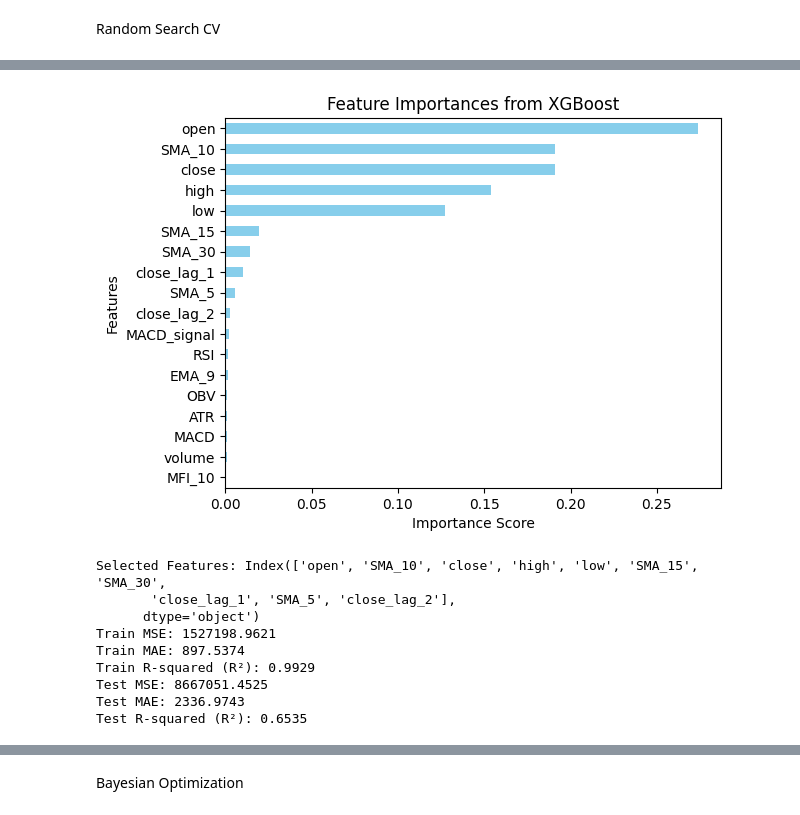
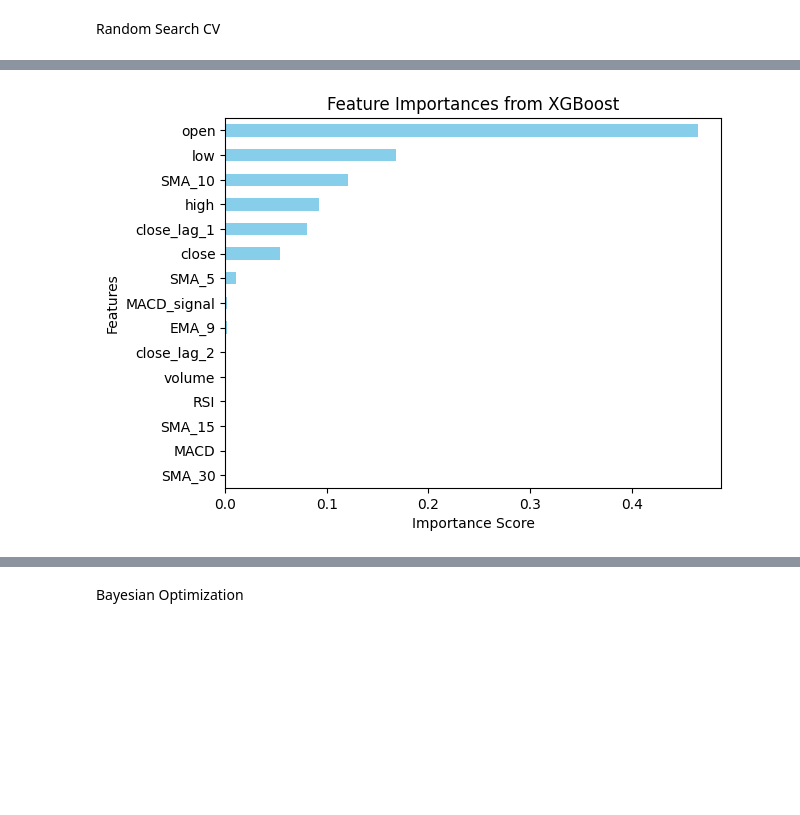
Before and after one commit to alyssa-tsh/CryptoMine, a Jupyter notebook: model.ipynb, the cells around one changed output, grey strips where cells are left out. Saved outputs shown, nothing was run; the diff lists cells and outputs as text; code cells hidden in the pictures; blank space fills up the shorter version.

```diff
--- a/model.ipynb
+++ b/model.ipynb
@@ -302,7 +286,7 @@ Index(['timestamp', 'open', 'high', 'low', 'close', 'volume', 'SMA_5',
 # %%
 data = btc_data
 # Features and target
-features = ['open', 'high', 'low', 'close', 'volume', 'SMA_5', 'SMA_10', 'SMA_15', 'SMA_30', 'EMA_9', 'MACD', 'MACD_signal', 'OBV', 'MFI_10', 'RSI', 'ATR' , 'close_lag_1', 'close_lag_2']
+features = ['open', 'high', 'low', 'close', 'volume', 'SMA_5', 'SMA_10', 'SMA_15', 'SMA_30', 'EMA_9', 'MACD', 'MACD_signal', 'RSI', 'close_lag_1', 'close_lag_2']
 targets = ['close_1_ahead', 'close_2_ahead', 'close_5_ahead', 'close_10_ahead', 'close_20_ahead', 'close_30_ahead', 'return_1']
 
 #define date range correctly
@@ -312,19 +296,20 @@ test_end_date = pd.to_datetime('2025-03-01')
 # Split the data
 train_data = data[data['timestamp'] < train_end_date]
 test_data = data[(data['timestamp'] >= train_end_date) & (data['timestamp'] < test_end_date)]
-
+val_data = data[data['timestamp'] >= test_end_date]
 
 # Split into X & y
 X_train = train_data[features]
 X_test = test_data[features]
-
+X_val = val_data[features]
 
 y_train = train_data[targets]
 y_test = test_data[targets]
-
+y_val = val_data[targets]
 
 print(f"Train data: {train_data['timestamp'].min()} to {train_data['timestamp'].max()}")
 print(f"Test data: {test_data['timestamp'].min()} to {test_data['timestamp'].max()}")
+print(f"Validation data: {val_data['timestamp'].min()} to {val_data['timestamp'].max()}")
 # %% [output]
 Train data: 2024-01-01 00:00:00 to 2024-12-31 00:00:00
 Test data: 2025-01-01 00:00:00 to 2025-02-28 00:00:00
@@ -395,18 +383,18 @@ def random_search():
     tscv = TimeSeriesSplit(n_splits=10)
 
     # Define the model
-    model = XGBRegressor(random_state = 42)
+    model = XGBRegressor(random_state = 42, tree_method='auto')
 
     param_grid = {
         'n_estimators': [50, 100, 200],
-        'learning_rate': [0.01, 0.05],
-        'max_depth': [3, 5],
-        'min_child_weight': [5, 10],
+        'learning_rate': [0.01, 0.05, 0.1, 0.2],
+        'max_depth': [3, 5, 7, 10],
+        'min_child_weight': [1, 3, 5],
         'subsample': [0.6, 0.8, 1.0],
         'colsample_bytree': [0.6, 0.8, 1.0],
         'gamma': [0, 0.1, 0.2],
-        'reg_alpha': [0.1, 1.0],
-        'reg_lambda': [1.0, 2.0],
+        'reg_alpha': [0, 0.01, 0.1],
+        'reg_lambda': [1, 1.5, 2],
     }
 
     # Perform random search
@@ -428,11 +416,11 @@ def random_search():
 
     #Evaluate best model on validation set
     best_model = random_search.best_estimator_
-    y_test_pred = best_model.predict(X_test)
+    y_val_pred = best_model.predict(X_val)
 
-    mse = mean_squared_error(y_test['close_1_ahead'], y_test_pred)
-    mae = mean_absolute_error(y_test['close_1_ahead'], y_test_pred)
-    r2 = r2_score(y_test['close_1_ahead'], y_test_pred)
+    mse = mean_squared_error(y_val['close_1_ahead'], y_val_pred)
+    mae = mean_absolute_error(y_val['close_1_ahead'], y_val_pred)
+    r2 = r2_score(y_val['close_1_ahead'], y_val_pred)
 
     print(f"Validation Mean Squared Error (MSE): {mse:.4f}")
     print(f"Validation Mean Absolute Error (MAE): {mae:.4f}")
@@ -455,24 +443,13 @@ def random_search():
     plt.show()
 
     # Select important features (threshold > 0.05)
-    selected_features_xgb_rs = feature_importances_xgb_rs.nlargest(10).index
+    selected_features_xgb_rs = feature_importances_xgb_rs[feature_importances_xgb_rs > 0.05].index
     print("Selected Features:", selected_features_xgb_rs)
 
     # **Train XGBRegressor using only the selected features**
     X_train_selected = X_train[selected_features_xgb_rs]
+    X_val_selected = X_val[selected_features_xgb_rs]
     X_test_selected = X_test[selected_features_xgb_rs]
-
-    # best_params = {
-    #     'subsample': 0.8,
-    #     'reg_lambda': 1.0,
-    #     'reg_alpha': 1.0,
-    #     'n_estimators': 200,
-    #     'min_child_weight': 5,
-    #     'max_depth': 3,
-    #     'learning_rate': 0.05,
-    #     'gamma': 0,
-    #     'colsample_bytree': 0.6
-    #     }
 
     xgb_rs = XGBRegressor(
         **best_params,
@@ -480,31 +457,22 @@ def random_search():
         #early_stopping_rounds=10
     )
 
-    #eval_set = [(X_val_selected, y_test['close_1_ahead'])]
+    #eval_set = [(X_val_selected, y_val['close_1_ahead'])]
 
     # Train on selected features
     xgb_rs.fit(X_train_selected, y_train['close_1_ahead'], verbose=True)
 
-    # Predict on train data
-    train_predictions_rs = xgb_rs.predict(X_train_selected)
-    train_mse = mean_squared_error(y_train['close_1_ahead'], train_predictions_rs)
-    train_mae = mean_absolute_error(y_train['close_1_ahead'], train_predictions_rs)
-    train_r2 = r2_score(y_train['close_1_ahead'], train_predictions_rs)
-    print(f"Train MSE: {train_mse:.4f}")
-    print(f"Train MAE: {train_mae:.4f}")
-    print(f"Train R-squared (R²): {train_r2:.4f}")
+    # Predict on validation data
+    val_predictions_rs = xgb_rs.predict(X_val_selected)
+    val_mse = mean_squared_error(y_val['close_1_ahead'], val_predictions_rs)
+    print(f"Validation MSE: {val_mse}")
 
     # Predict on test data
     test_predictions_rs = xgb_rs.predict(X_test_selected)
     test_mse = mean_squared_error(y_test['close_1_ahead'], test_predictions_rs)
-    test_mae = mean_absolute_error(y_test['close_1_ahead'], test_predictions_rs)
-    test_r2 = r2_score(y_test['close_1_ahead'], test_predictions_rs)
-    print(f"Test MSE: {test_mse:.4f}")
-    print(f"Test MAE: {test_mae:.4f}")
-    print(f"Test R-squared (R²): {test_r2:.4f}")
+    print(f"Test MSE: {test_mse}")
 
+    return val_predictions_rs, test_predictions_rs
 
-    return train_predictions_rs, test_predictions_rs
-
-train_predictions_rs, test_predictions_rs = random_search()
+val_predictions_rs, test_predictions_rs = random_search()
 # %% [output]
@@ -528,10 +513 @@ dtype: float32
-[figure, old version]
+[figure, new version]
-Selected Features: Index(['open', 'SMA_10', 'close', 'high', 'low', 'SMA_15', 'SMA_30',
-       'close_lag_1', 'SMA_5', 'close_lag_2'],
-      dtype='object')
-Train MSE: 1527198.9621
-Train MAE: 897.5374
-Train R-squared (R²): 0.9929
-Test MSE: 8667051.4525
-Test MAE: 2336.9743
-Test R-squared (R²): 0.6535
```
Also changed, not shown: parts of 30 cells of this notebook.
